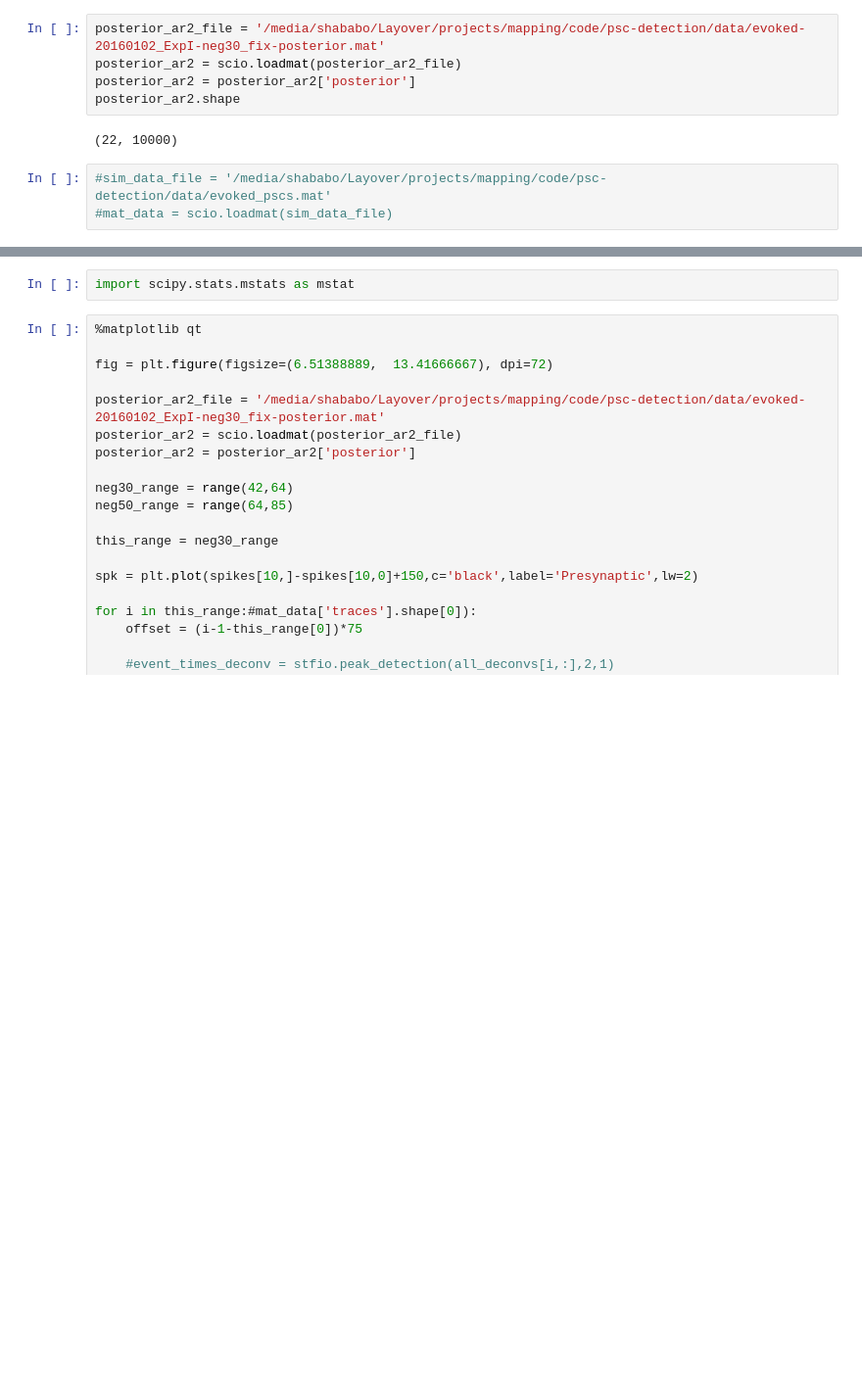
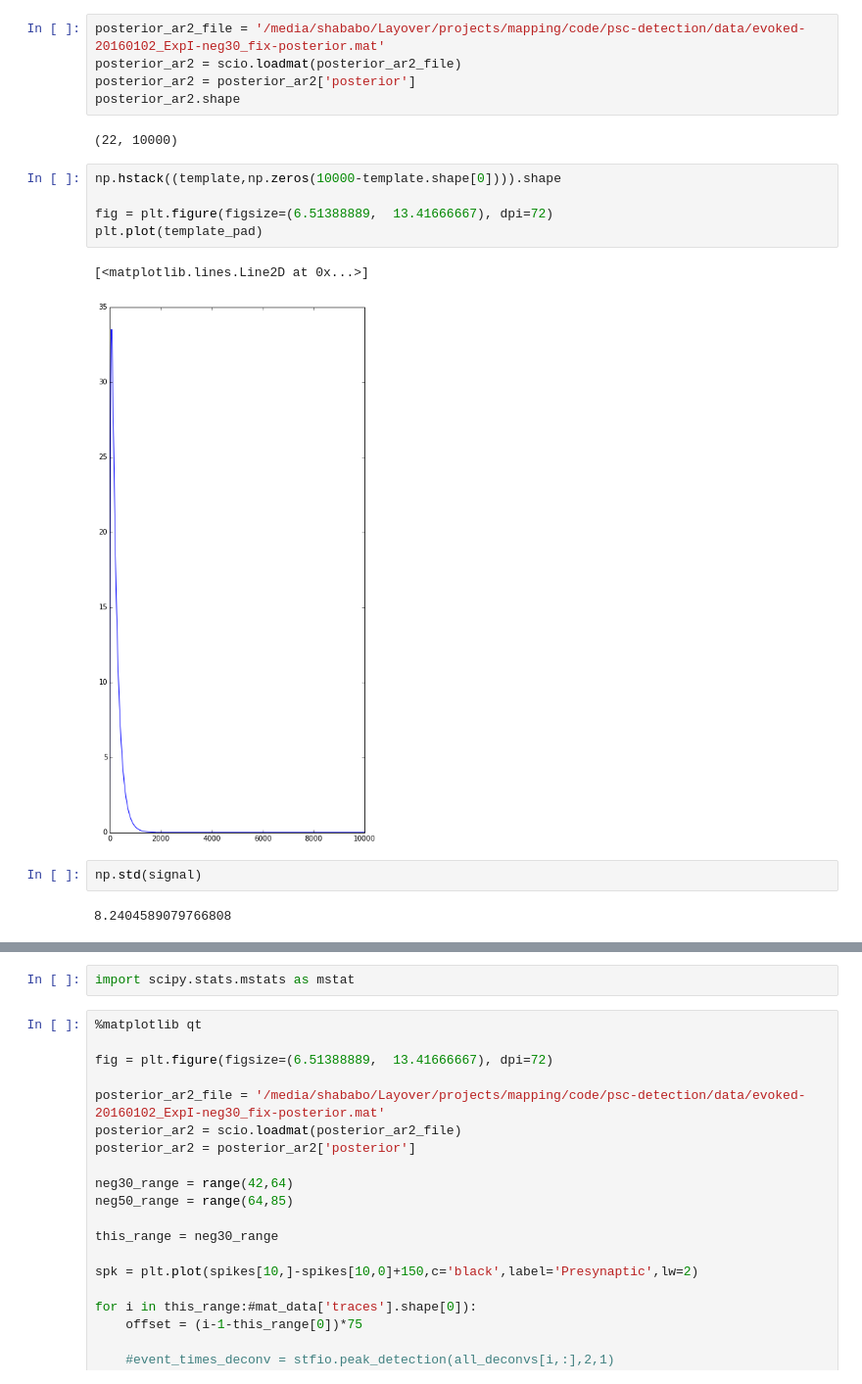
Before and after one commit to shababo/psc-detection-dist, a Jupyter notebook: stimfit/stimfit-evoked.ipynb, the cells around one changed output, grey strips where cells are left out. Shown at 98% size. Saved outputs shown, nothing was run; the diff lists cells and outputs as text; blank space fills up the shorter version.

```diff
--- a/stimfit/stimfit-evoked.ipynb
+++ b/stimfit/stimfit-evoked.ipynb
@@ -86,7 +88,16 @@ posterior_ar2 = posterior_ar2['posterior']
 posterior_ar2.shape
 # %% [output]
 (22, 10000)
-# %%
-#sim_data_file = '/media/shababo/Layover/projects/mapping/code/psc-detection/data/evoked_pscs.mat'
-#mat_data = scio.loadmat(sim_data_file)
+# %%
+np.hstack((template,np.zeros(10000-template.shape[0]))).shape
+
+fig = plt.figure(figsize=(6.51388889,  13.41666667), dpi=72)
+plt.plot(template_pad)
+# %% [output]
+[<matplotlib.lines.Line2D at 0x...>]
+[figure, added]
+# %%
+np.std(signal)
+# %% [output]
+8.2404589079766808
 # %%
```
Also changed, not shown: parts of 8 cells of this notebook, 1 other file.
